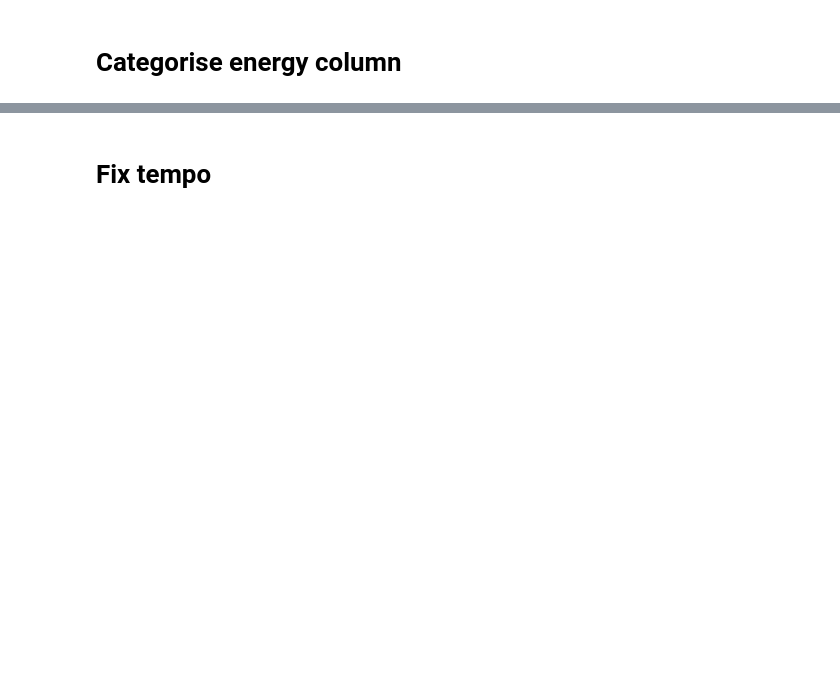
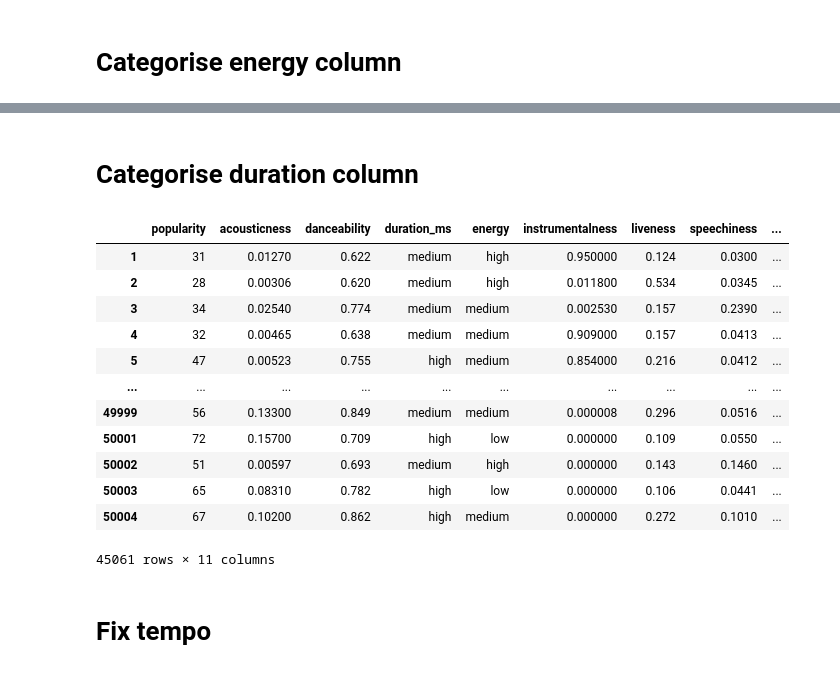
Before and after one commit to Marcynas/Dataset-analysis, a Jupyter notebook: DataPrep.ipynb, the cells around one changed output, grey strips where cells are left out. Saved outputs shown, nothing was run; the diff lists cells and outputs as text; code cells hidden in the pictures; blank space fills up the shorter version.

```diff
--- a/DataPrep.ipynb
+++ b/DataPrep.ipynb
@@ -120,3 +118,23 @@ df
+# %% [markdown]
+# Categorise duration column
+# %%
+#duration from 0-90000 is short, 90000-240000 is medium, 240000-600000 is long, 600000-6000000 extraLong
+df['duration_ms'] = pd.cut(df['duration_ms'], bins=[0, 90000, 240000, 600000,6000000], labels=['short', 'medium', 'high', 'extraLong'])
+df
+# %% [output]
+|  | popularity | acousticness | danceability | duration_ms | energy | instrumentalness | liveness | speechiness | ... |
+| 1 | 31 | 0.01270 | 0.622 | medium | high | 0.950000 | 0.124 | 0.0300 | ... |
+| 2 | 28 | 0.00306 | 0.620 | medium | high | 0.011800 | 0.534 | 0.0345 | ... |
+| 3 | 34 | 0.02540 | 0.774 | medium | medium | 0.002530 | 0.157 | 0.2390 | ... |
+| 4 | 32 | 0.00465 | 0.638 | medium | medium | 0.909000 | 0.157 | 0.0413 | ... |
+| 5 | 47 | 0.00523 | 0.755 | high | medium | 0.854000 | 0.216 | 0.0412 | ... |
+| ... | ... | ... | ... | ... | ... | ... | ... | ... | ... |
+| 49999 | 56 | 0.13300 | 0.849 | medium | medium | 0.000008 | 0.296 | 0.0516 | ... |
+| 50001 | 72 | 0.15700 | 0.709 | high | low | 0.000000 | 0.109 | 0.0550 | ... |
+| 50002 | 51 | 0.00597 | 0.693 | medium | high | 0.000000 | 0.143 | 0.1460 | ... |
+| 50003 | 65 | 0.08310 | 0.782 | high | low | 0.000000 | 0.106 | 0.0441 | ... |
+| 50004 | 67 | 0.10200 | 0.862 | high | medium | 0.000000 | 0.272 | 0.1010 | ... |
+45061 rows × 11 columns
 # %% [markdown]
 # Fix tempo
 # %%
```
Also changed, not shown: parts of 10 cells of this notebook, 4 other files.
